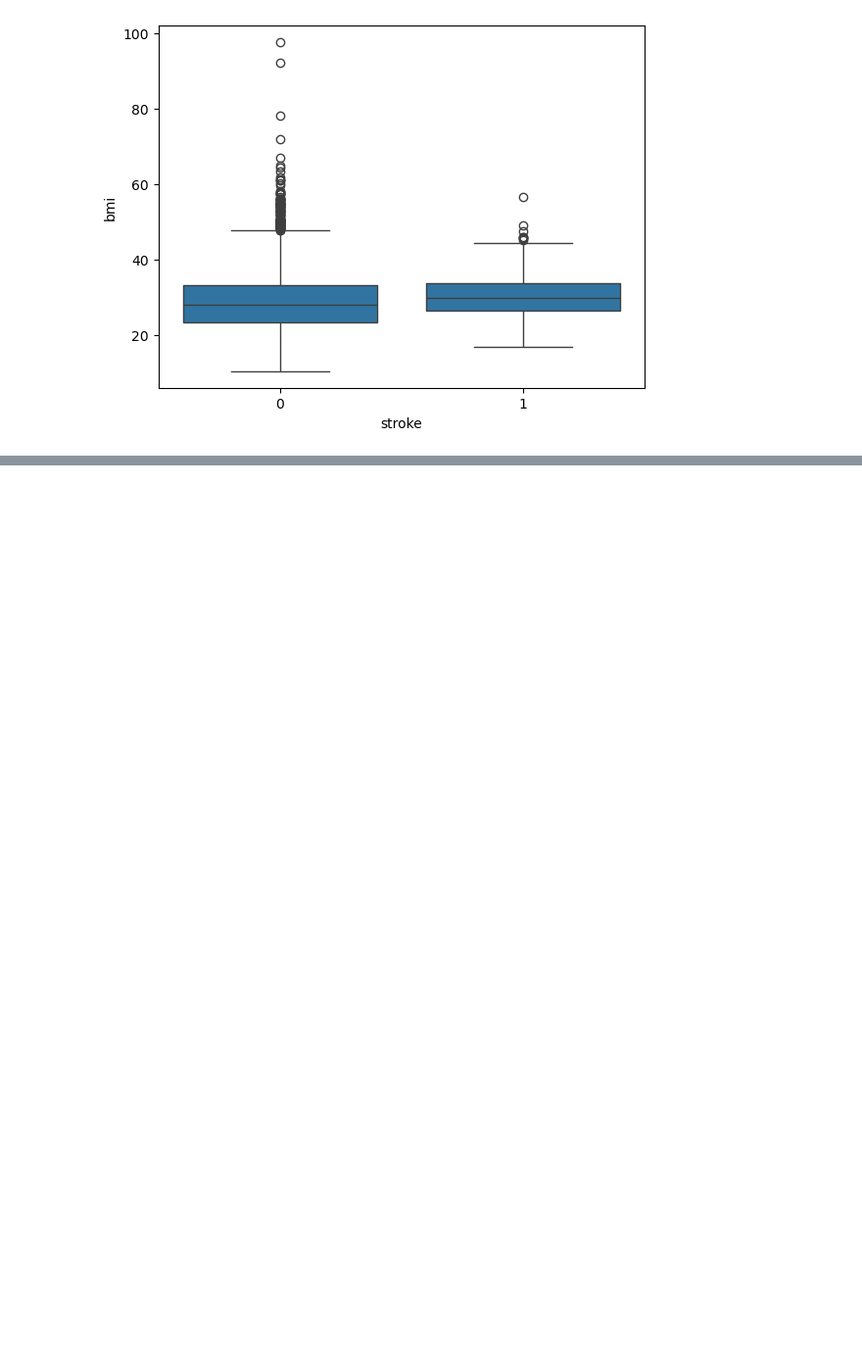
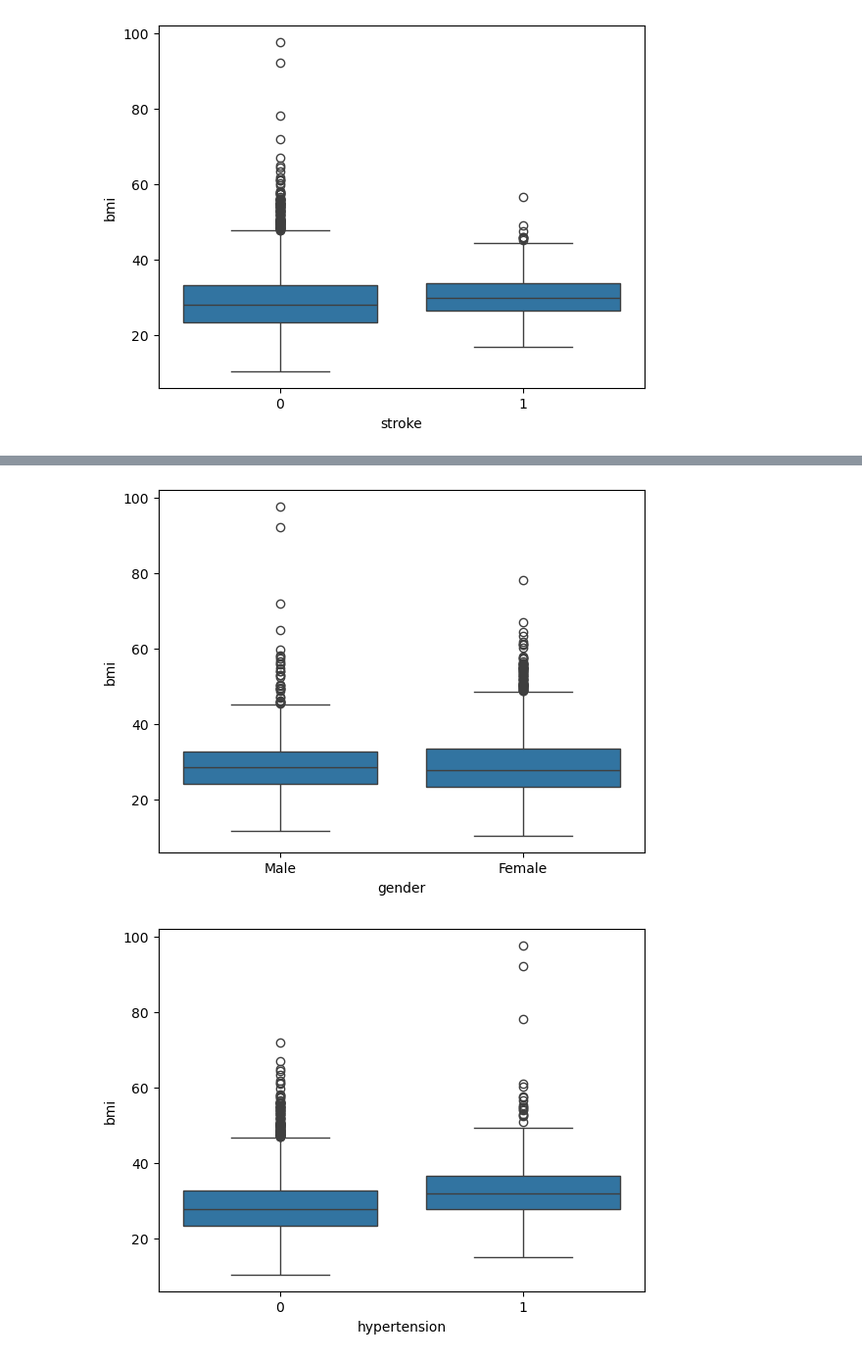
Before and after one commit to SamdGuizani/Python-ML-Labs-Project, a Jupyter notebook: Python ML Labs project_Stroke Prediction.ipynb, the cells around one changed output, grey strips where cells are left out. Shown at 98% size. Cells and saved outputs as stored; diff of their text form; code cells hidden in the pictures; blank space fills up the shorter version.

```diff
--- a/Python ML Labs project_Stroke Prediction.ipynb
+++ b/Python ML Labs project_Stroke Prediction.ipynb
@@ -314,0 +341,7 @@ Urban           0.506379  0.542169
+# %%
+for cat_var in categorical_vars:
+    plt.figure()
+    sns.boxplot(df, x=cat_var, y='bmi')
+# %% [output]
+[figure, added]
+[figure, added]
```
Also changed, not shown: parts of 17 cells of this notebook.
